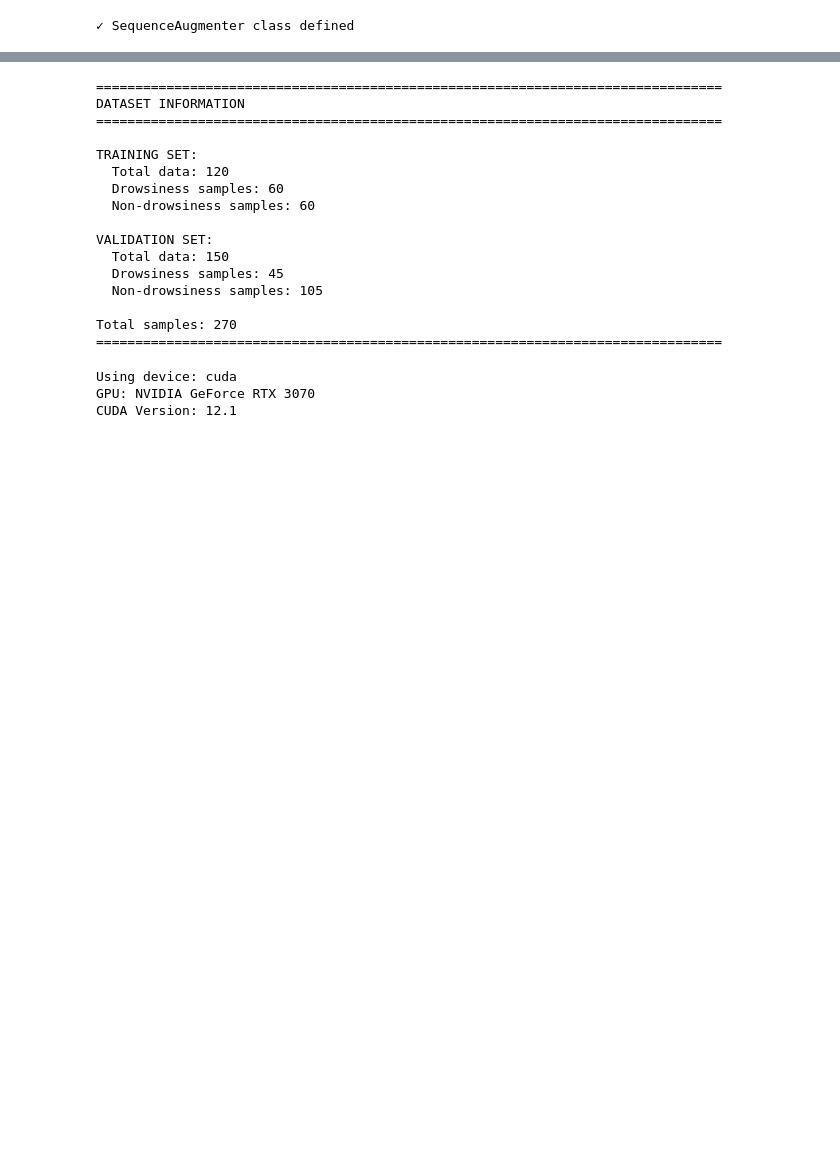
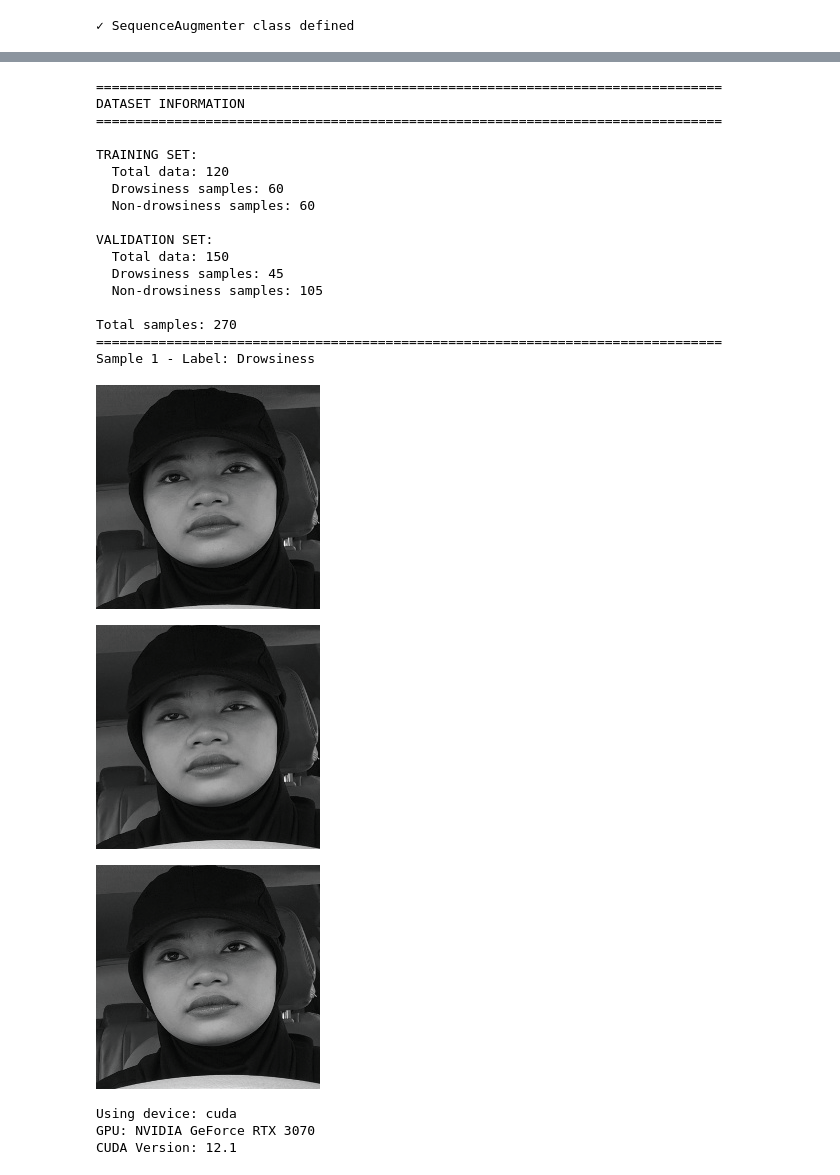
Before and after one commit to NSquid/Data-Slayer-3.0, a Jupyter notebook: CNN+LSTM_training.ipynb, the cells around one changed output, grey strips where cells are left out. Cells and saved outputs as stored; diff of their text form; code cells hidden in the pictures; blank space fills up the shorter version.

```diff
--- a/CNN+LSTM_training.ipynb
+++ b/CNN+LSTM_training.ipynb
@@ -309,7 +285,15 @@ Validation dataset tetap: 152 sequences
 # %%
 # Transform untuk preprocessing
+# transform = transforms.Compose([
+#     transforms.Resize((224, 224)),
+#     transforms.ToTensor(),
+#     transforms.Normalize(mean=[0.485, 0.456, 0.406], std=[0.229, 0.224, 0.225])
+# ])
+
+# transform the image into grayscale
 transform = transforms.Compose([
     transforms.Resize((224, 224)),
+    transforms.Grayscale(num_output_channels=3),  # Convert to 3-channel grayscale
     transforms.ToTensor(),
     transforms.Normalize(mean=[0.485, 0.456, 0.406], std=[0.229, 0.224, 0.225])
 ])
@@ -360,6 +344,7 @@ for folder_name in os.listdir(val_non_drowsy_dir):
         val_video_folders.append(folder_path)
         val_labels.append(0)
 
+
 # Buat dataset untuk TRAINING dan VALIDATION
 train_dataset = DrowsinessDataset(train_video_folders, train_labels, transform=transform)
 val_dataset = DrowsinessDataset(val_video_folders, val_labels, transform=transform)
@@ -368,33 +353,51 @@ val_dataset = DrowsinessDataset(val_video_folders, val_labels, transform=transfo
 print(f"="*80)
 print("DATASET INFORMATION")
 print(f"="*80)
 print(f"\nTRAINING SET:")
 print(f"  Total data: {len(train_video_folders)}")
 print(f"  Drowsiness samples: {sum(train_labels)}")
 print(f"  Non-drowsiness samples: {len(train_labels) - sum(train_labels)}")
 print(f"\nVALIDATION SET:")
 print(f"  Total data: {len(val_video_folders)}")
 print(f"  Drowsiness samples: {sum(val_labels)}")
 print(f"  Non-drowsiness samples: {len(val_labels) - sum(val_labels)}")
 print(f"\nTotal samples: {len(train_video_folders) + len(val_video_folders)}")
 print(f"="*80)
+
+
+
+# display top 5 images from training dataset
+for i in range(1):
+    frames, label = train_dataset[i]
+    print(f"Sample {i+1} - Label: {'Drowsiness' if label == 1 else 'Non-drowsiness'}")
+    for j in range(frames.shape[0]):
+        if j >= 3:
+            break
+        img = frames[j].permute(1, 2, 0).numpy()
+        img = (img * np.array([0.229, 0.224, 0.225]) + np.array([0.485, 0.456, 0.406]))  # Denormalize
+        img = np.clip(img, 0, 1)
+        display(Image.fromarray((img * 255).astype(np.uint8)))
 # %% [output]
 ================================================================================
 DATASET INFORMATION
 ================================================================================
 
 TRAINING SET:
   Total data: 120
   Drowsiness samples: 60
   Non-drowsiness samples: 60
 
 VALIDATION SET:
   Total data: 150
   Drowsiness samples: 45
   Non-drowsiness samples: 105
 
 Total samples: 270
 ================================================================================
+Sample 1 - Label: Drowsiness
+[figure, added]
+[figure, added]
+[figure, added]
 # %%
 import timm
 from torch.optim import Adam
```
Also changed, not shown: parts of 9 cells of this notebook.
